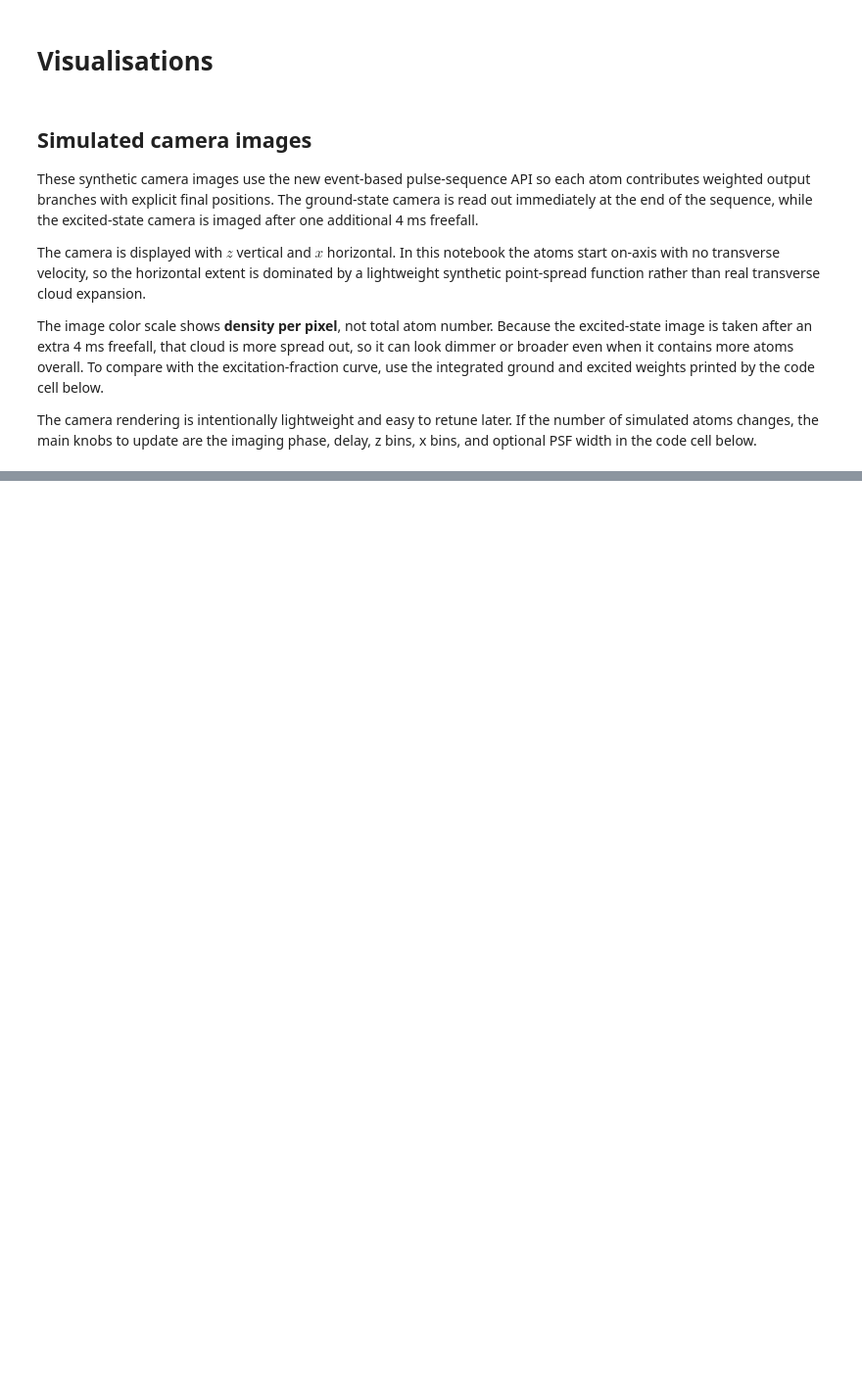
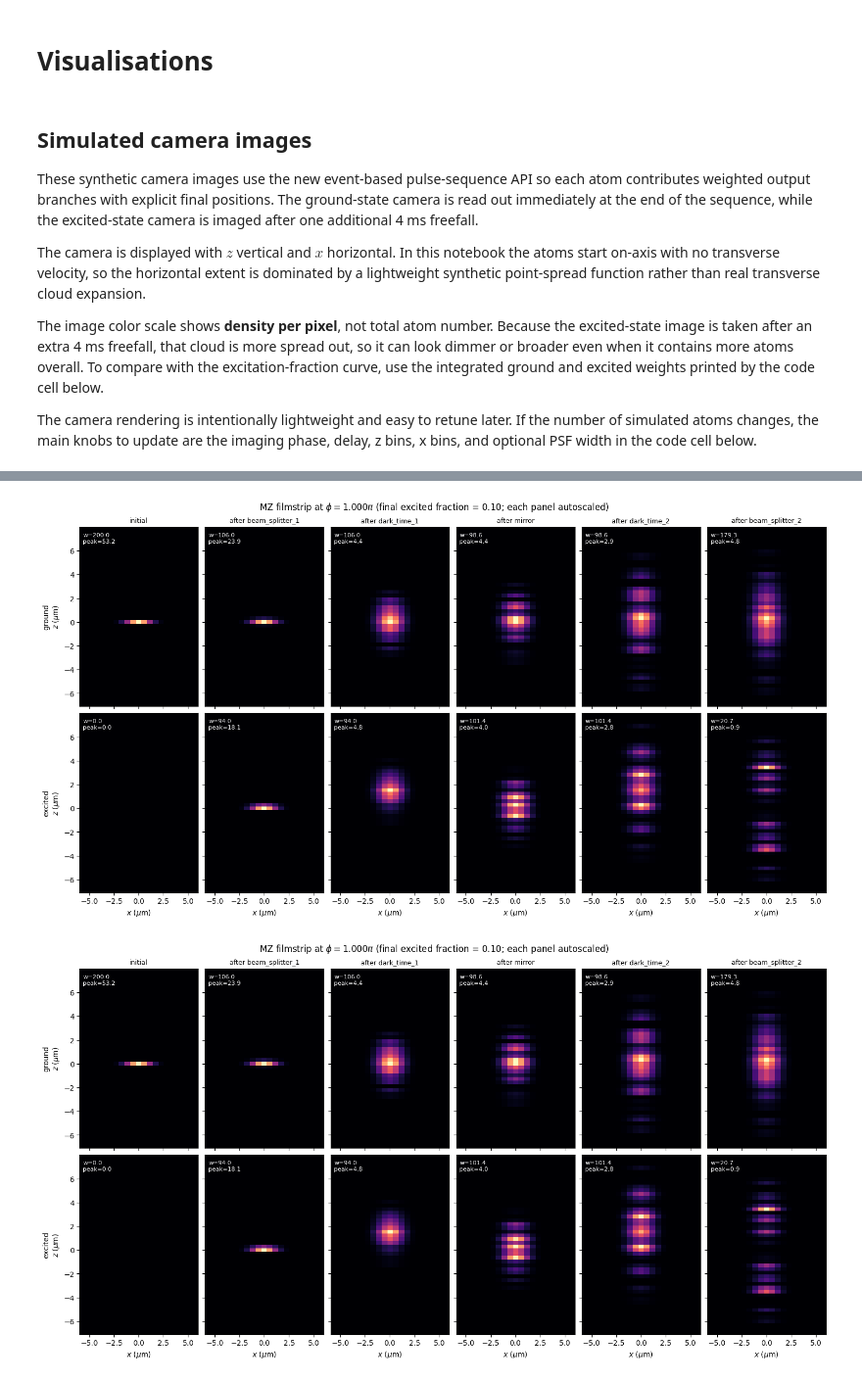
Before and after one commit to charlesbaynham/LMT_sim_scratch, a Jupyter notebook: notebooks/mach_zehnder_with_temperature.ipynb, the cells around one changed output, grey strips where cells are left out. Shown at 98% size. Drawn from its saved outputs; the diff is of its cells as text; code cells hidden in the pictures; blank space fills up the shorter version.

```diff
--- a/notebooks/mach_zehnder_with_temperature.ipynb
+++ b/notebooks/mach_zehnder_with_temperature.ipynb
@@ -354,0 +363,5 @@ Text(0.5, 0.98, 'MZ filmstrip at $\\phi = 0.260\\pi$ (final excited fraction $\\
+# %%
+plot_mz_filmstrip(np.pi)
+# %% [output]
+[figure, added]
+[figure, added]
```
Also changed, not shown: parts of 8 cells of this notebook.
